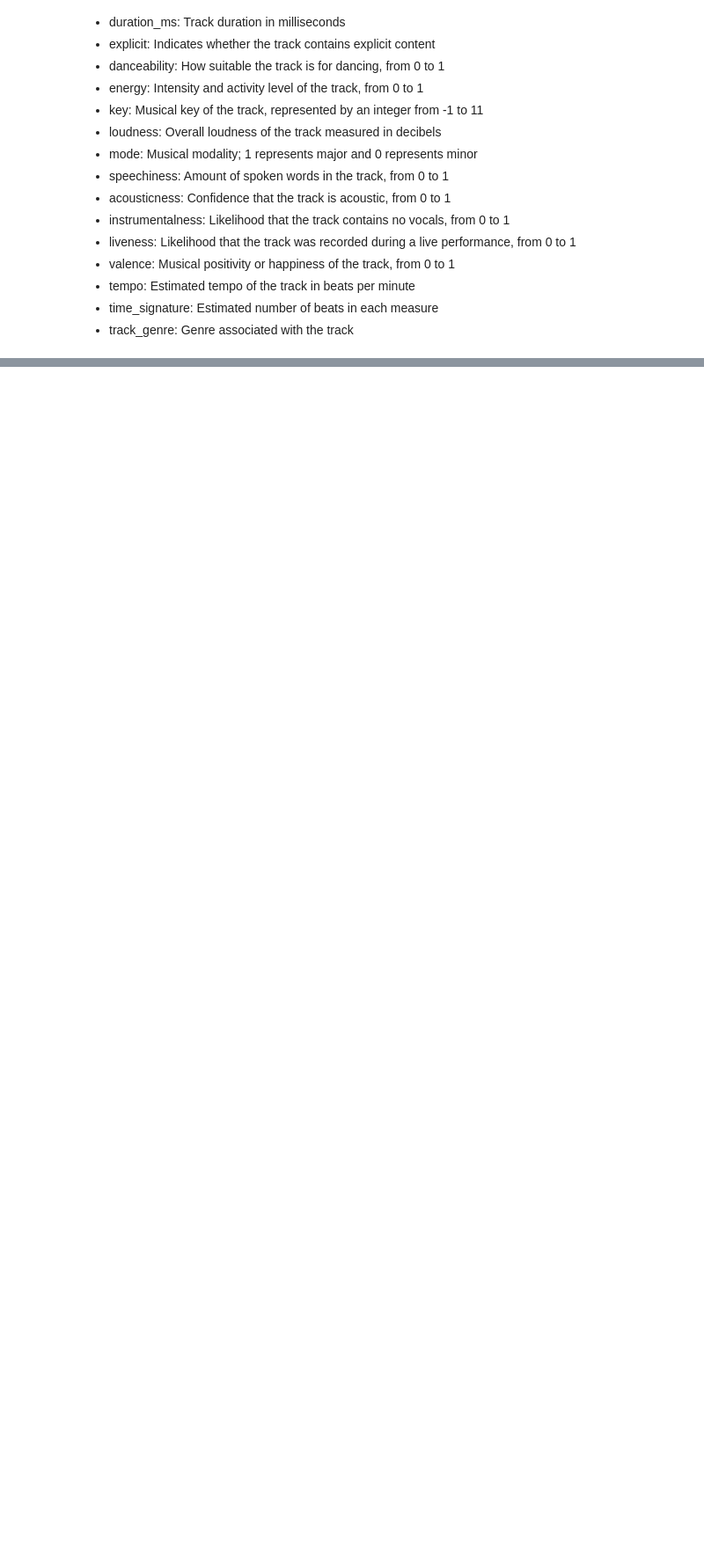
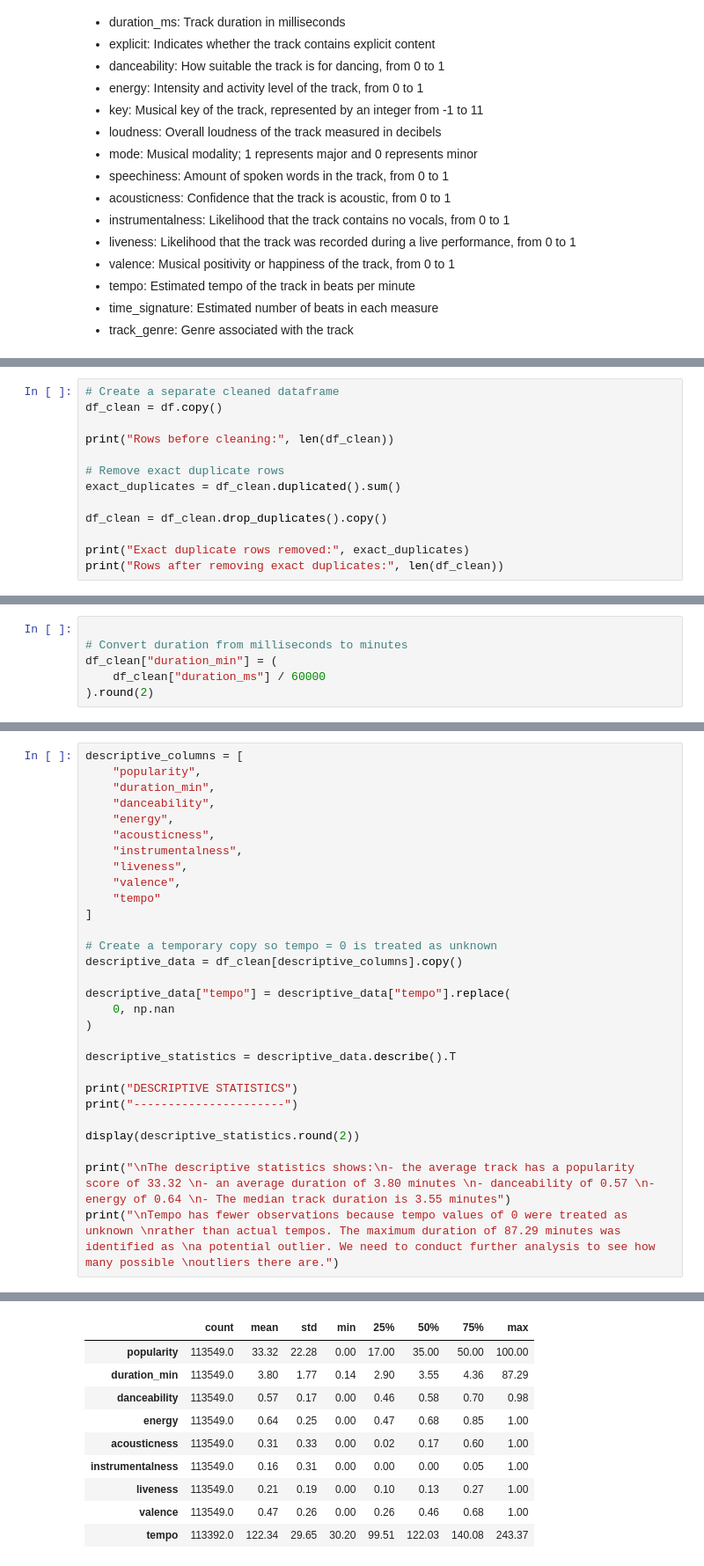
Before and after one commit to do-alisa/final-data-analysis-project, a Jupyter notebook: Spotify_Analysis.ipynb, the cells around one changed output, grey strips where cells are left out. Shown at 88% size. Cells and saved outputs as stored; diff of their text form; blank space fills up the shorter version.

```diff
--- a/Spotify_Analysis.ipynb
+++ b/Spotify_Analysis.ipynb
@@ -163,0 +170,13 @@ Examples of tracks with multiple genre labels:
+# %%
+# Create a separate cleaned dataframe
+df_clean = df.copy()
+
+print("Rows before cleaning:", len(df_clean))
+
+# Remove exact duplicate rows
+exact_duplicates = df_clean.duplicated().sum()
+
+df_clean = df_clean.drop_duplicates().copy()
+
+print("Exact duplicate rows removed:", exact_duplicates)
+print("Rows after removing exact duplicates:", len(df_clean))
@@ -163,0 +225,6 @@ Examples of tracks with multiple genre labels:
+# %%
+
+# Convert duration from milliseconds to minutes
+df_clean["duration_min"] = (
+    df_clean["duration_ms"] / 60000
+).round(2)
@@ -163,0 +281,30 @@ Examples of tracks with multiple genre labels:
+# %%
+descriptive_columns = [
+    "popularity",
+    "duration_min",
+    "danceability",
+    "energy",
+    "acousticness",
+    "instrumentalness",
+    "liveness",
+    "valence",
+    "tempo"
+]
+
+# Create a temporary copy so tempo = 0 is treated as unknown
+descriptive_data = df_clean[descriptive_columns].copy()
+
+descriptive_data["tempo"] = descriptive_data["tempo"].replace(
+    0, np.nan
+)
+
+descriptive_statistics = descriptive_data.describe().T
+
+print("DESCRIPTIVE STATISTICS")
+print("----------------------")
+
+display(descriptive_statistics.round(2))
+
+print("\nThe descriptive statistics shows:\n- the average track has a popularity score of 33.32 \n- an average duration of 3.80 minutes \n- danceability of 0.57 \n- energy of 0.64 \n- The median track duration is 3.55 minutes")
+print("\nTempo has fewer observations because tempo values of 0 were treated as unknown \nrather than actual tempos. The maximum duration of 87.29 minutes was identified as \na potential outlier. We need to conduct further analysis to see how many possible \noutliers there are.")
+# %% [output]
@@ -163,0 +313,10 @@ Examples of tracks with multiple genre labels:
+|  | count | mean | std | min | 25% | 50% | 75% | max |
+| popularity | 113549.0 | 33.32 | 22.28 | 0.00 | 17.00 | 35.00 | 50.00 | 100.00 |
+| duration_min | 113549.0 | 3.80 | 1.77 | 0.14 | 2.90 | 3.55 | 4.36 | 87.29 |
+| danceability | 113549.0 | 0.57 | 0.17 | 0.00 | 0.46 | 0.58 | 0.70 | 0.98 |
+| energy | 113549.0 | 0.64 | 0.25 | 0.00 | 0.47 | 0.68 | 0.85 | 1.00 |
+| acousticness | 113549.0 | 0.31 | 0.33 | 0.00 | 0.02 | 0.17 | 0.60 | 1.00 |
+| instrumentalness | 113549.0 | 0.16 | 0.31 | 0.00 | 0.00 | 0.00 | 0.05 | 1.00 |
+| liveness | 113549.0 | 0.21 | 0.19 | 0.00 | 0.10 | 0.13 | 0.27 | 1.00 |
+| valence | 113549.0 | 0.47 | 0.26 | 0.00 | 0.26 | 0.46 | 0.68 | 1.00 |
+| tempo | 113392.0 | 122.34 | 29.65 | 30.20 | 99.51 | 122.03 | 140.08 | 243.37 |
```
Also changed, not shown: parts of 14 cells of this notebook.
